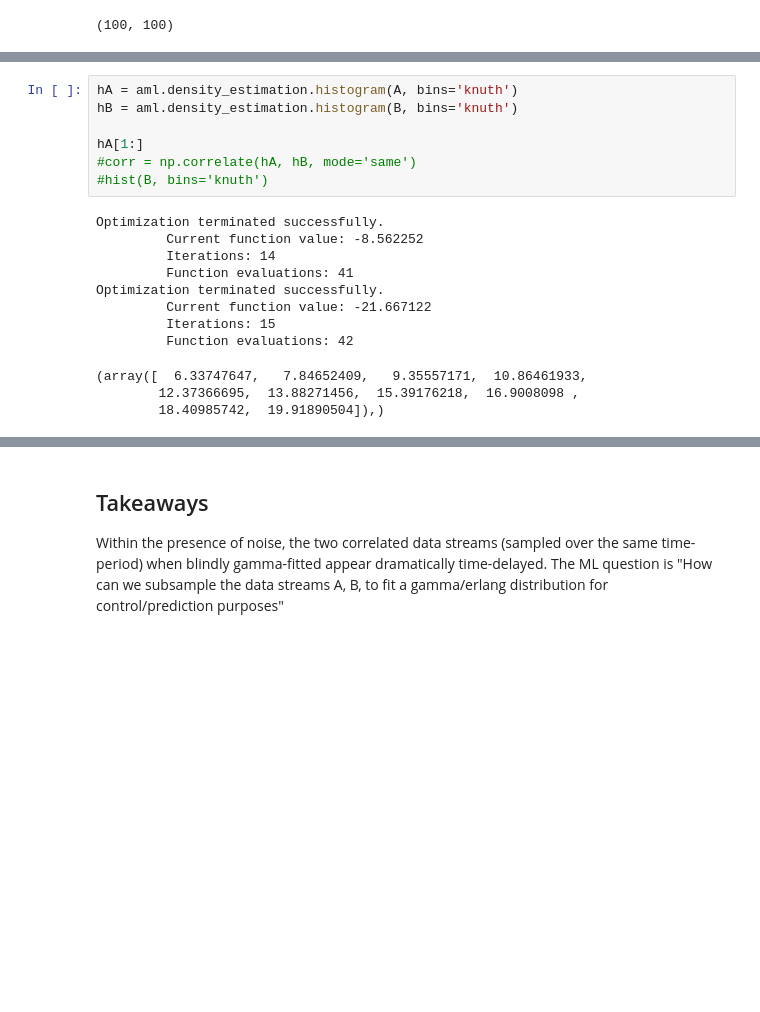
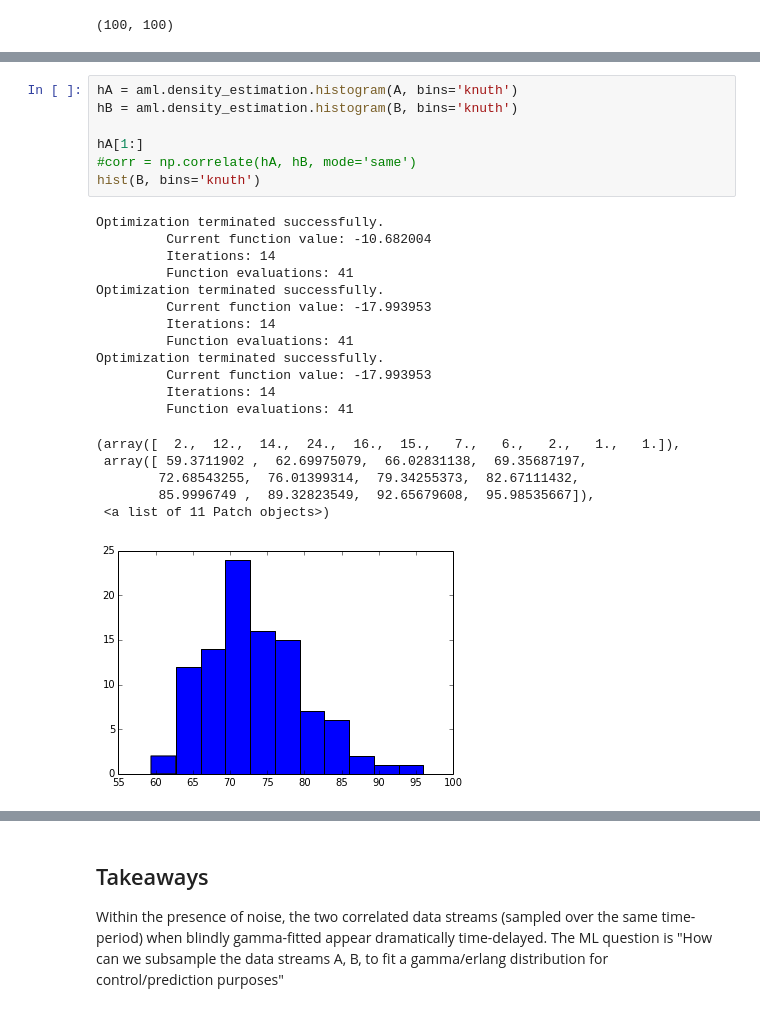
Before and after one commit to athuras/relay, a Jupyter notebook: predict/Data Generation for Traffic Flow.ipynb, the cells around one changed output, grey strips where cells are left out. Saved outputs shown, nothing was run; the diff lists cells and outputs as text; blank space fills up the shorter version.

```diff
--- a/predict/Data Generation for Traffic Flow.ipynb
+++ b/predict/Data Generation for Traffic Flow.ipynb
@@ -152,20 +157,27 @@ plt.plot(kdeB(positions))
 # %%
 hA = aml.density_estimation.histogram(A, bins='knuth')
 hB = aml.density_estimation.histogram(B, bins='knuth')
 
 hA[1:]
 #corr = np.correlate(hA, hB, mode='same')
-#hist(B, bins='knuth')
+hist(B, bins='knuth')
 # %% [output]
 Optimization terminated successfully.
-         Current function value: -8.562252
+         Current function value: -10.682004
          Iterations: 14
          Function evaluations: 41
 Optimization terminated successfully.
-         Current function value: -21.667122
-         Iterations: 15
-         Function evaluations: 42
+         Current function value: -17.993953
+         Iterations: 14
+         Function evaluations: 41
+Optimization terminated successfully.
+         Current function value: -17.993953
+         Iterations: 14
+         Function evaluations: 41
-(array([  6.33747647,   7.84652409,   9.35557171,  10.86461933,
-        12.37366695,  13.88271456,  15.39176218,  16.9008098 ,
-        18.40985742,  19.91890504]),)
+(array([  2.,  12.,  14.,  24.,  16.,  15.,   7.,   6.,   2.,   1.,   1.]),
+ array([ 59.3711902 ,  62.69975079,  66.02831138,  69.35687197,
+        72.68543255,  76.01399314,  79.34255373,  82.67111432,
+        85.9996749 ,  89.32823549,  92.65679608,  95.98535667]),
+ <a list of 11 Patch objects>)
+[figure, added]
 # %%
```
Also changed, not shown: parts of 24 cells of this notebook, 5 other files.
